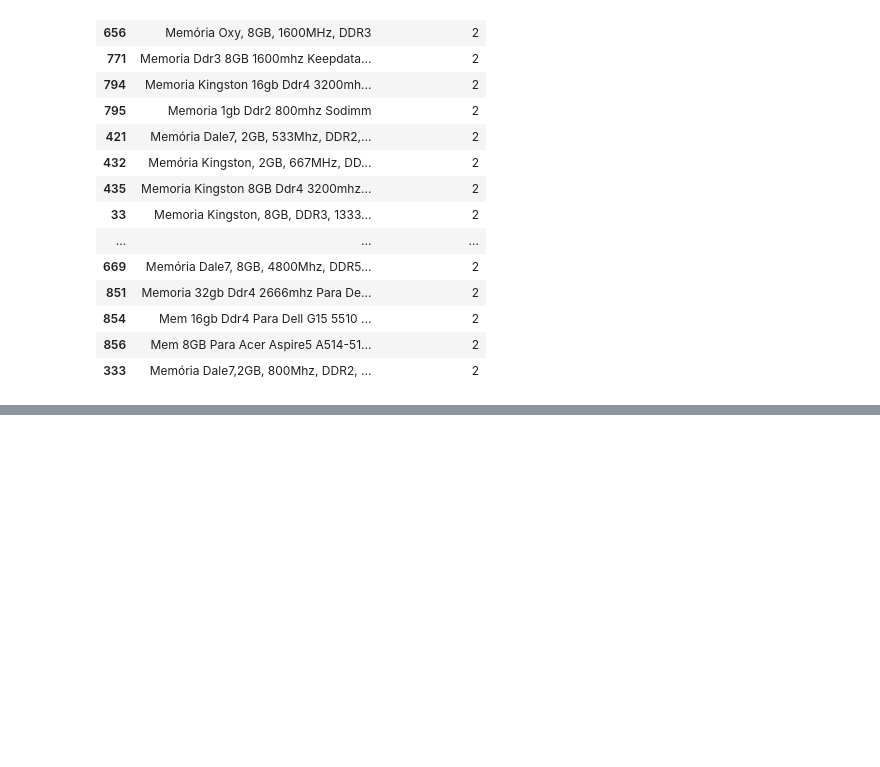
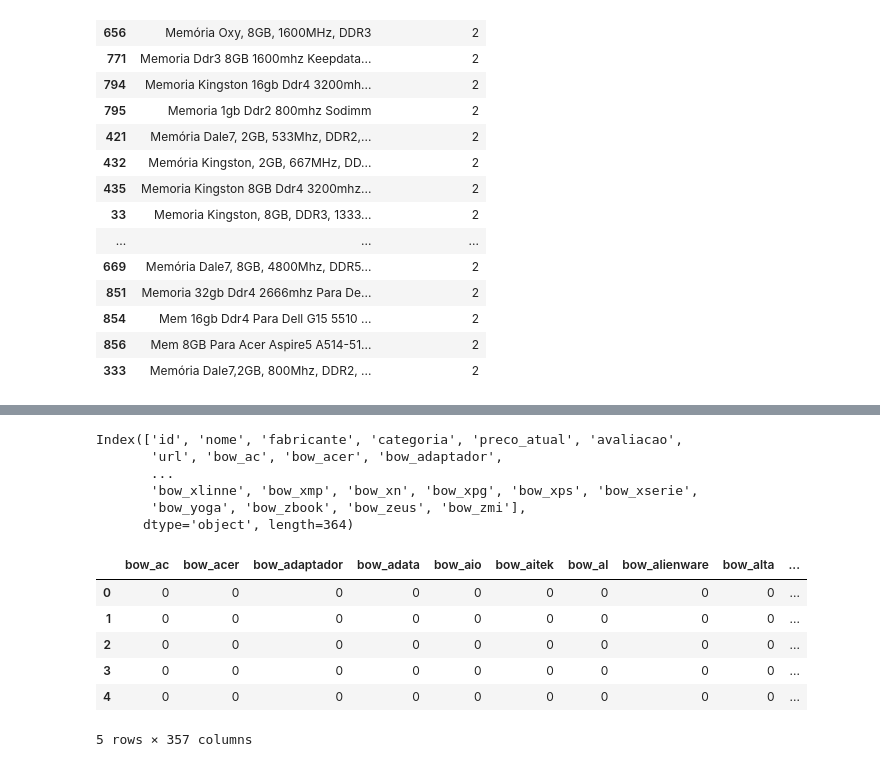
Before and after one commit to juli4n03/perspectiva-dado, a Jupyter notebook: Projetos/Web Scraping/20264017_nlp_kabum.ipynb, the cells around one changed output, grey strips where cells are left out. Saved outputs shown, nothing was run; the diff lists cells and outputs as text; code cells hidden in the pictures; blank space fills up the shorter version.

```diff
--- a/Projetos/Web Scraping/20264017_nlp_kabum.ipynb
+++ b/Projetos/Web Scraping/20264017_nlp_kabum.ipynb
@@ -278,0 +345,22 @@ df_final[["nome", "palavras_unicas"]].sort_values("palavras_unicas", ascending=T
+# %%
+df_final.columns
+# %% [output]
+Index(['id', 'nome', 'fabricante', 'categoria', 'preco_atual', 'avaliacao',
+       'url', 'bow_ac', 'bow_acer', 'bow_adaptador',
+       ...
+       'bow_xlinne', 'bow_xmp', 'bow_xn', 'bow_xpg', 'bow_xps', 'bow_xserie',
+       'bow_yoga', 'bow_zbook', 'bow_zeus', 'bow_zmi'],
+      dtype='object', length=364)
+# %%
+# print(df_final.columns.tolist())
+
+df_bow = df_final.filter(like='bow_')
+df_bow.head()
+# %% [output]
+|  | bow_ac | bow_acer | bow_adaptador | bow_adata | bow_aio | bow_aitek | bow_al | bow_alienware | bow_alta | ... |
+| 0 | 0 | 0 | 0 | 0 | 0 | 0 | 0 | 0 | 0 | ... |
+| 1 | 0 | 0 | 0 | 0 | 0 | 0 | 0 | 0 | 0 | ... |
+| 2 | 0 | 0 | 0 | 0 | 0 | 0 | 0 | 0 | 0 | ... |
+| 3 | 0 | 0 | 0 | 0 | 0 | 0 | 0 | 0 | 0 | ... |
+| 4 | 0 | 0 | 0 | 0 | 0 | 0 | 0 | 0 | 0 | ... |
+5 rows × 357 columns
```
Also changed, not shown: parts of 26 cells of this notebook, 4 other files.
